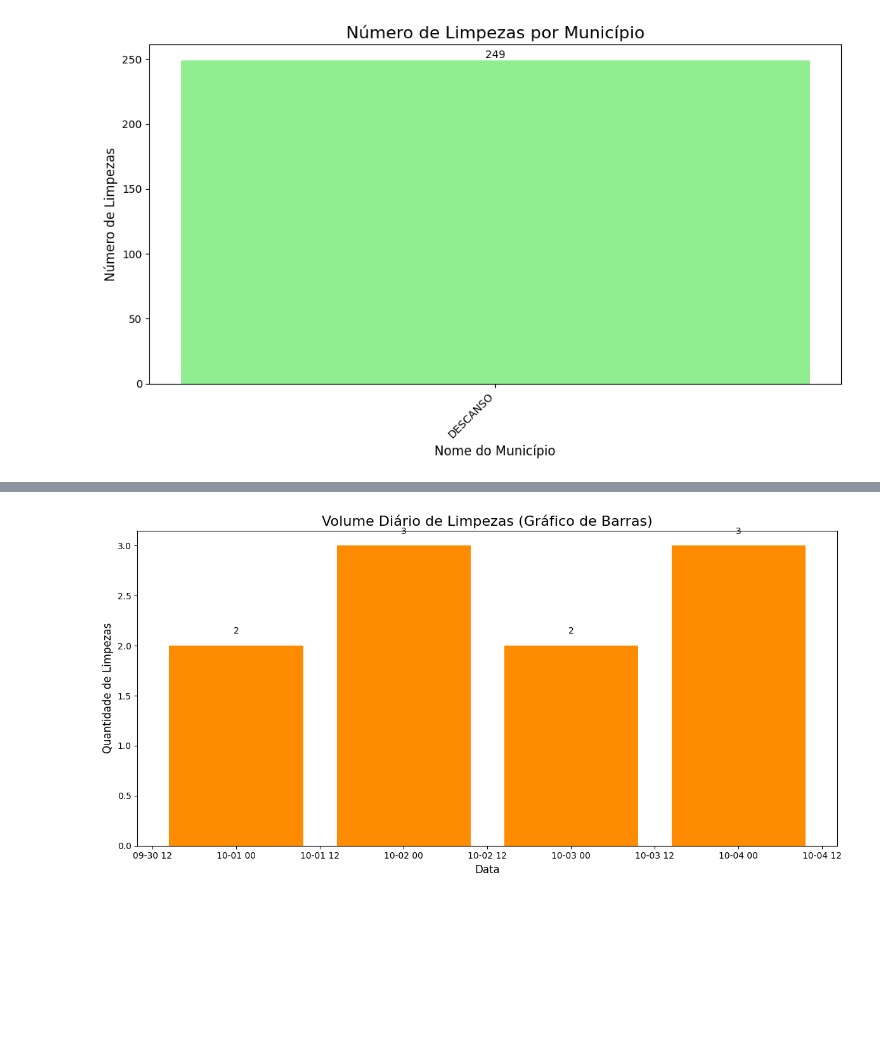
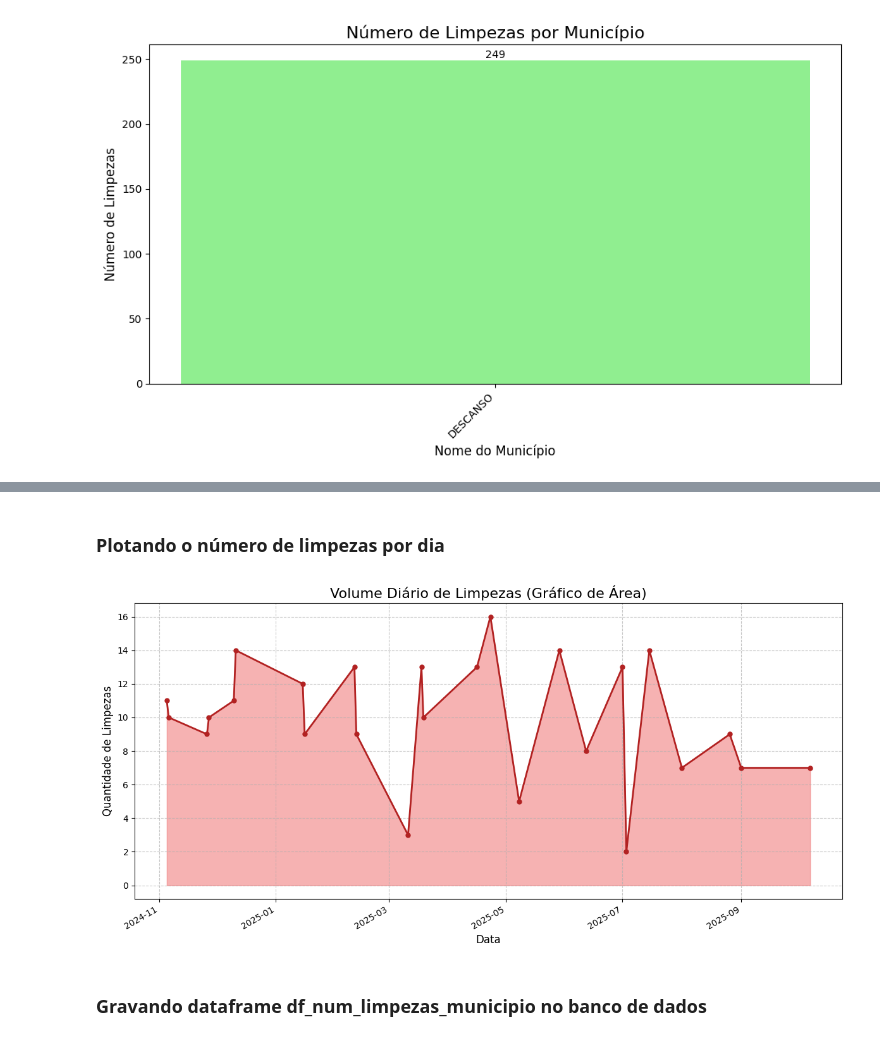
Before and after one commit to brenosyperrek/sobre-rodas, a Jupyter notebook: notebooks/sr_limpezas.ipynb, the cells around one changed output, grey strips where cells are left out. Saved outputs shown, nothing was run; the diff lists cells and outputs as text; code cells hidden in the pictures; blank space fills up the shorter version.

Commit message:
ajustes nos notebooks de vistorias e limpezas para a gravação no banco de dados

```diff
--- a/notebooks/sr_limpezas.ipynb
+++ b/notebooks/sr_limpezas.ipynb
@@ -102,10 +127,10 @@ plt.savefig('limpezas_por_municipio.png')
 # %%
 df_limpezas['DATA_EXECUCAO'] = pd.to_datetime(df_limpezas['DATA_EXECUCAO'])
-contagem_por_dia = (
+df_limpezas_por_dia = (
     df_limpezas.groupby(df_limpezas['DATA_EXECUCAO'].dt.date)
     .size()
     .reset_index(name='QUANTIDADE_DE_LIMPEZAS')
 )
-contagem_por_dia.columns = ['DATA', 'QUANTIDADE_DE_LIMPEZAS']
-print(contagem_por_dia)
+df_limpezas_por_dia.columns = ['DATA', 'QUANTIDADE_DE_LIMPEZAS']
+df_limpezas_por_dia
 # %% [output]
@@ -129,33 +154,39 @@ print(contagem_por_dia)
-# %%
-# Supondo que 'contagem_por_dia' é o seu DataFrame
-
-x_col = 'DATA'
-y_col = 'QUANTIDADE_DE_LIMPEZAS'
-
-plt.figure(figsize=(12, 6))
-
-# 1. Cria o gráfico de barras
-# Como o eixo X é data, o Matplotlib o tratará corretamente.
-plt.bar(contagem_por_dia[x_col], contagem_por_dia[y_col], color='darkorange')
-
-# 2. Adiciona título e rótulos
-plt.title('Volume Diário de Limpezas (Gráfico de Barras)', fontsize=16)
-plt.xlabel('Data', fontsize=12)
-plt.ylabel('Quantidade de Limpezas', fontsize=12)
-
-# 3. Formata o eixo X para datas
-plt.gcf().autofmt_xdate() # Ajusta o formato das datas para evitar sobreposição
-
-# 4. Adiciona os valores nas barras
-for i, v in enumerate(contagem_por_dia[y_col]):
-    # Ajusta o texto ligeiramente acima da barra
-    plt.text(contagem_por_dia[x_col].iloc[i], v + 0.1, str(v), ha='center', va='bottom', fontsize=10)
-
-# 5. Ajusta o layout
-plt.tight_layout()
-
-# 6. Exibe/Salva
-# plt.show()
-plt.savefig('limpezas_por_dia_barras.png')
-# %% [output]
-[figure, removed]
+# %% [markdown]
+### Plotando o número de limpezas por dia
+# %%
+x_col = 'DATA'
+y_col = 'QUANTIDADE_DE_LIMPEZAS'
+
+plt.figure(figsize=(12, 6))
+
+# 1. Cria o gráfico de área
+plt.fill_between(df_limpezas_por_dia[x_col], df_limpezas_por_dia[y_col],
+                 color='lightcoral',    # Cor da área
+                 alpha=0.6              # Transparência
+)
+# Opcional: Adicionar a linha por cima da área para maior clareza
+plt.plot(df_limpezas_por_dia[x_col], df_limpezas_por_dia[y_col],
+         color='firebrick', linewidth=2, marker='o', markersize=5)
+
+
+# 2. Adiciona título e rótulos
+plt.title('Volume Diário de Limpezas (Gráfico de Área)', fontsize=16)
+plt.xlabel('Data', fontsize=12)
+plt.ylabel('Quantidade de Limpezas', fontsize=12)
+
+# 3. Formata o eixo X para datas
+plt.gcf().autofmt_xdate()
+
+# 4. Adiciona grade para facilitar a leitura
+plt.grid(True, linestyle='--', alpha=0.7)
+
+# 5. Ajusta o layout
+plt.tight_layout()
+
+# 6. Salva
+plt.savefig('limpezas_por_dia_area.png')
+# plt.show() # Descomente para exibir o gráfico
+# %% [output]
+[figure, added]
+# %% [markdown]
+### Gravando dataframe df_num_limpezas_municipio no banco de dados
```
Also changed, not shown: parts of 16 cells of this notebook, 10 other files.
